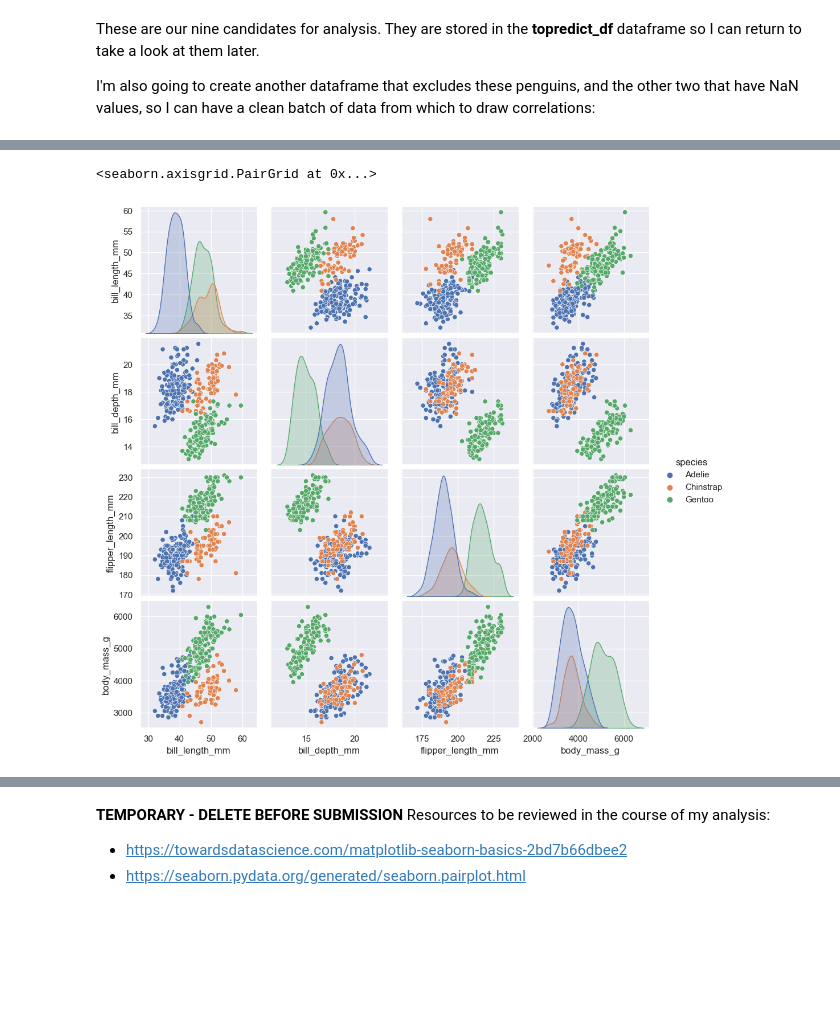
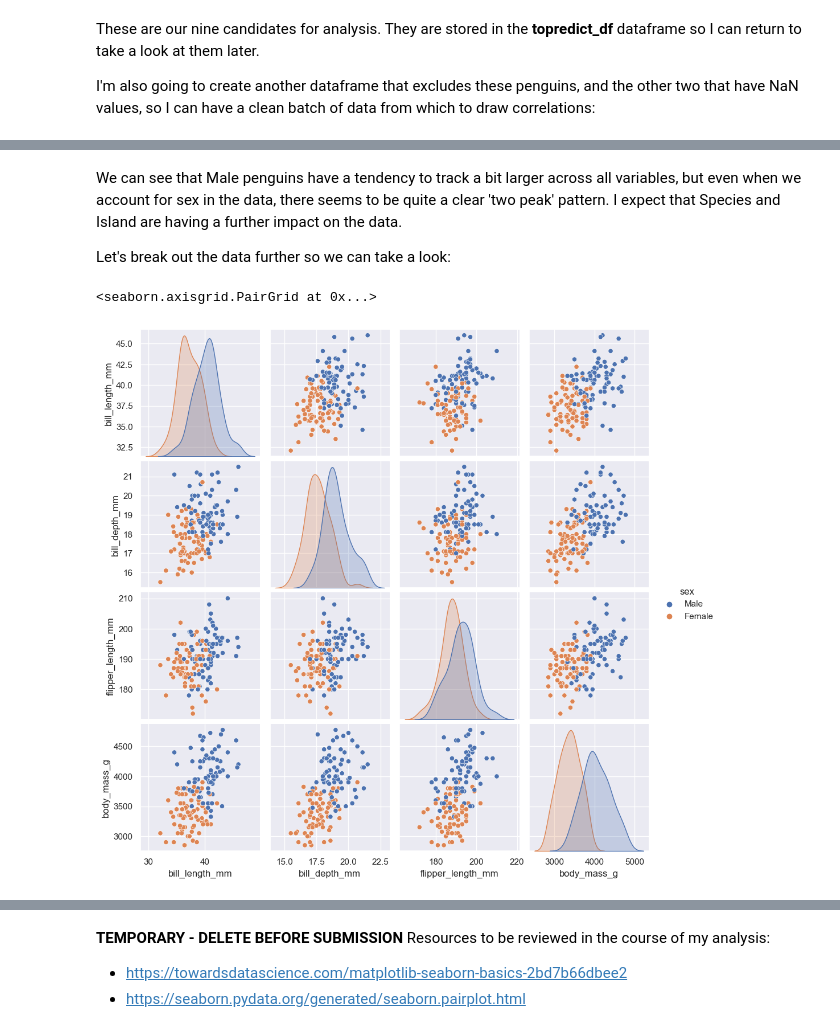
Before and after one commit to JBnkn/8634-data-analytics, a Jupyter notebook: penguins.ipynb, the cells around one changed output, grey strips where cells are left out. Cells and saved outputs as stored; diff of their text form; code cells hidden in the pictures; blank space fills up the shorter version.

Commit message:
Correlation analysis across sex and species

```diff
--- a/penguins.ipynb
+++ b/penguins.ipynb
@@ -188,6 +163,14 @@ sns.pairplot(df, hue="island")
+# %% [markdown]
+We can see that Male penguins have a tendency to track a bit larger across all variables, but even when we account for sex in the data, there seems to be quite a clear 'two peak' pattern. I expect that Species and Island are having a further impact on the data.
+
+Let's break out the data further so we can take a look:
+# %%
+adelie_df = sex_df[sex_df['species'] == 'Adelie']
+chinstrap_df = sex_df[sex_df['species'] == 'Chinstrap']
+gentoo_df = sex_df[sex_df['species'] == 'Gentoo']
 # %%
-sns.pairplot(df, hue="species")
+sns.pairplot(adelie_df, hue="sex")
 # %% [output]
 <seaborn.axisgrid.PairGrid at 0x...>
-[figure, old version]
+[figure, new version]
 # %%
```
Also changed, not shown: parts of 31 cells of this notebook, 1 other file.
